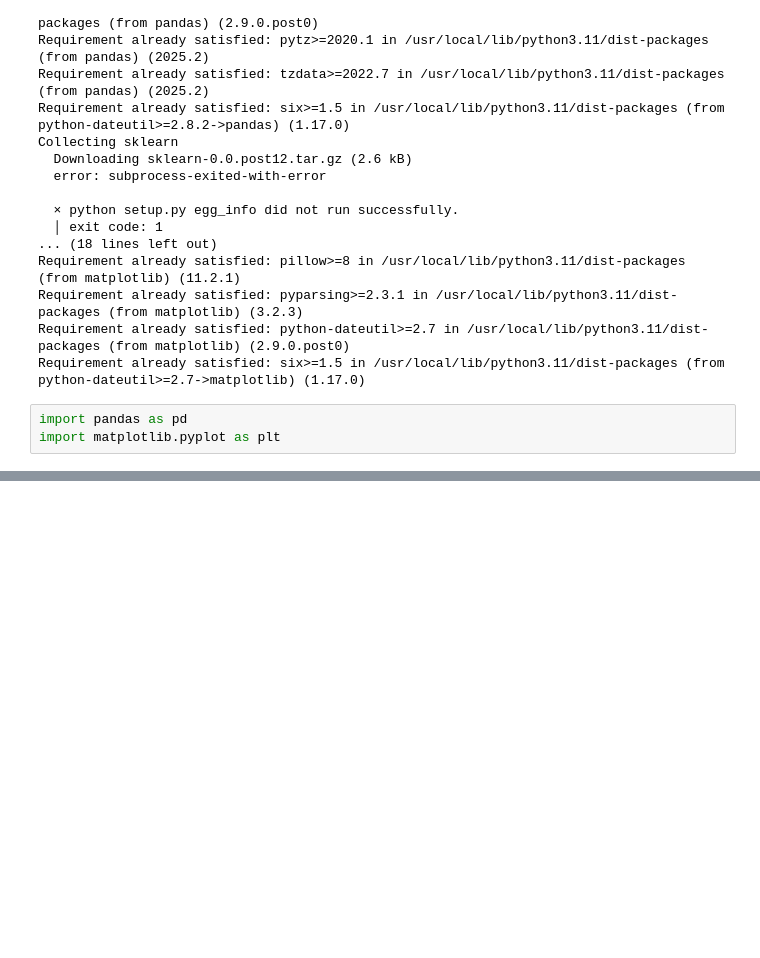
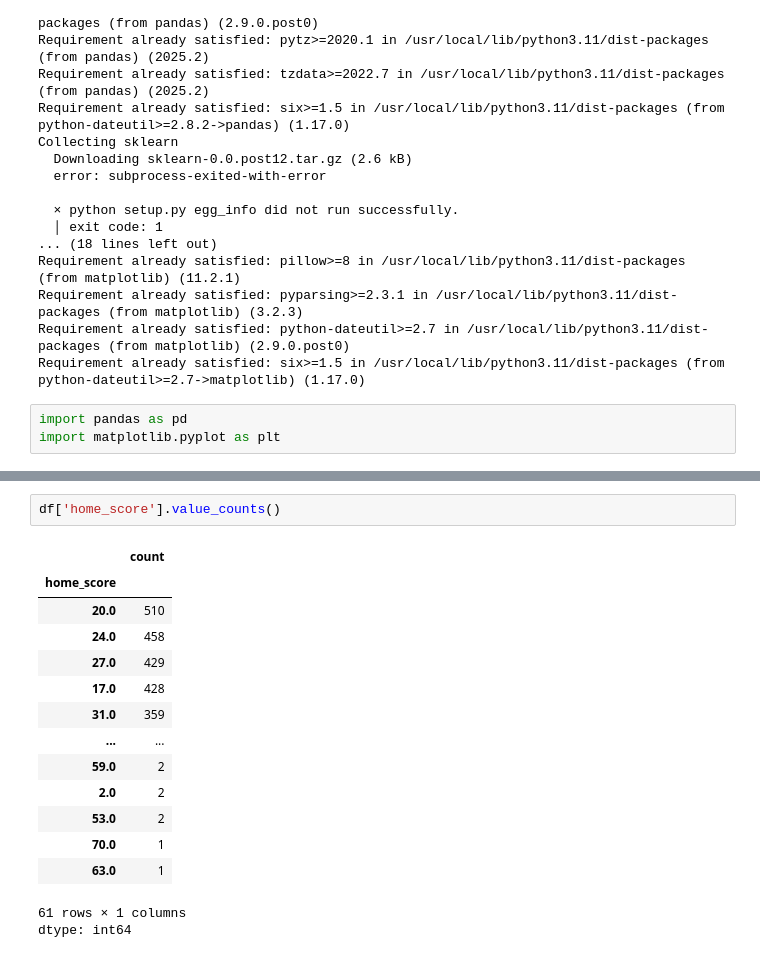
Before and after one commit to geraldketu/Gerald_Football_games, a Jupyter notebook: FootBall_games_eda_ipynv.ipynb, the cells around one changed output, grey strips where cells are left out. Cells and saved outputs as stored; diff of their text form; blank space fills up the shorter version.

```diff
--- a/FootBall_games_eda_ipynv.ipynb
+++ b/FootBall_games_eda_ipynv.ipynb
@@ -32,0 +43,18 @@ Example edit
+# %%
+df['home_score'].value_counts()
+# %% [output]
+|  | count |
+| home_score |  |
+| 20.0 | 510 |
+| 24.0 | 458 |
+| 27.0 | 429 |
+| 17.0 | 428 |
+| 31.0 | 359 |
+| ... | ... |
+| 59.0 | 2 |
+| 2.0 | 2 |
+| 53.0 | 2 |
+| 70.0 | 1 |
+| 63.0 | 1 |
+61 rows × 1 columns
+dtype: int64
```
Also changed, not shown: parts of 10 cells of this notebook.
